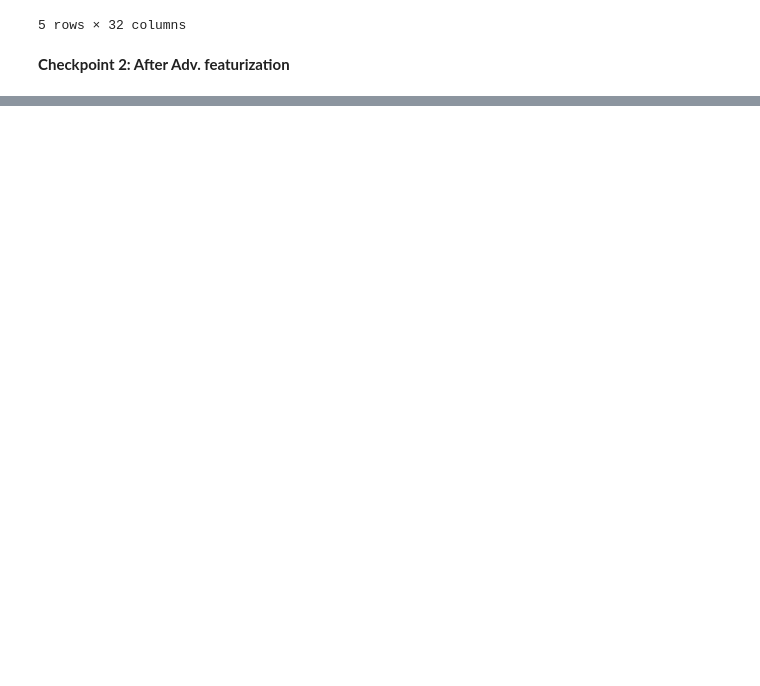
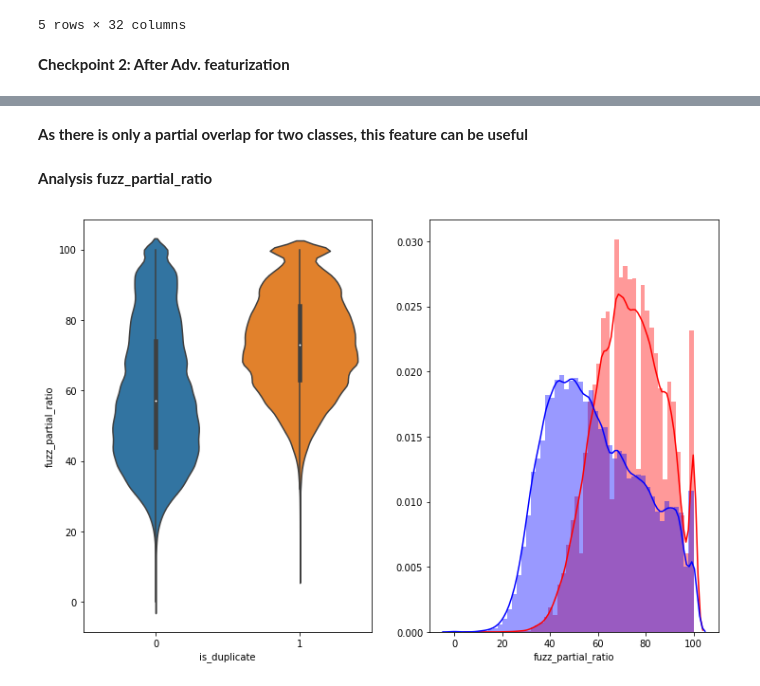
Before and after one commit to NamanJain2050/quora-question-similarity, a Jupyter notebook: quora-question-pair-similarity.ipynb, the cells around one changed output, grey strips where cells are left out. Saved outputs shown, nothing was run; the diff lists cells and outputs as text; code cells hidden in the pictures; blank space fills up the shorter version.

```diff
--- a/quora-question-pair-similarity.ipynb
+++ b/quora-question-pair-similarity.ipynb
@@ -593,0 +612,17 @@ data = openfromfile('afterAdvFE')
+# %% [markdown]
+<b> As there is only a partial overlap for two classes, this feature can be useful </b>
+# %% [markdown]
+<b> Analysis fuzz_partial_ratio </b>
+# %%
+plt.figure(figsize=(12, 8))
+
+plt.subplot(1,2,1)
+sns.violinplot(x = 'is_duplicate', y = 'fuzz_partial_ratio', data = data)
+
+plt.subplot(1,2,2)
+sns.distplot(data[data['is_duplicate'] == 1.0]['fuzz_partial_ratio'], label = "1", color = 'red')
+sns.distplot(data[data['is_duplicate'] == 0.0]['fuzz_partial_ratio'], label = "0" , color = 'blue')
+
+plt.show()
+# %% [output]
+[figure, added]
```
Also changed, not shown: parts of 21 cells of this notebook.
